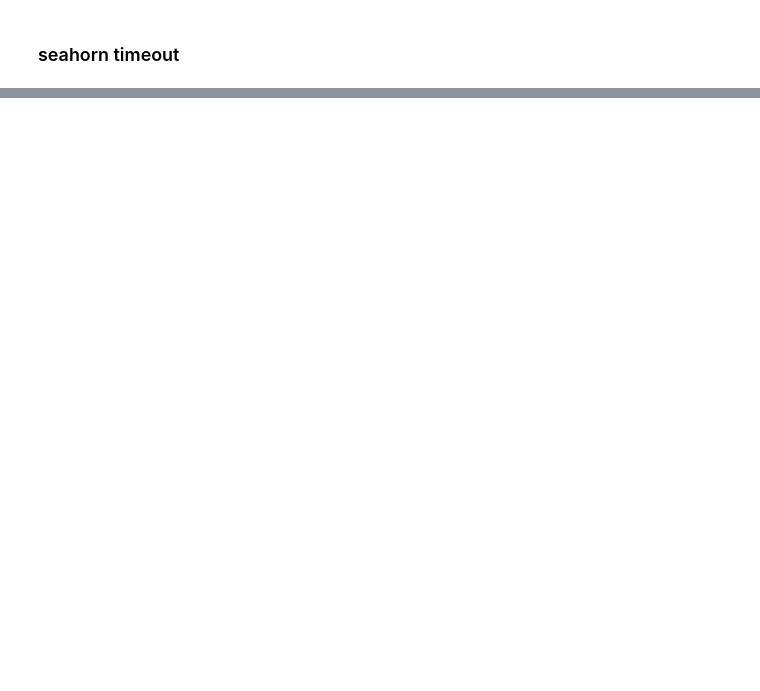
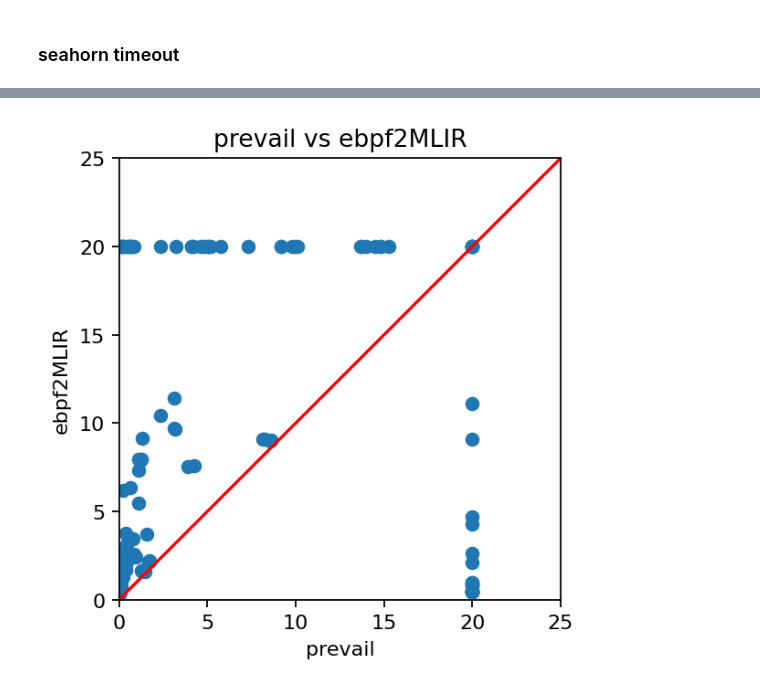
Before and after one commit to jetafese/btor2mlir-1, a Jupyter notebook: utils/ebpf/results/ebpf_results.ipynb, the cells around one changed output, grey strips where cells are left out. Drawn from its saved outputs; the diff is of its cells as text; code cells hidden in the pictures; blank space fills up the shorter version.

```diff
--- a/utils/ebpf/results/ebpf_results.ipynb
+++ b/utils/ebpf/results/ebpf_results.ipynb
@@ -198,0 +218,40 @@ timeouts[timeouts['result'].str.contains("timeout")]
+# %%
+import numpy as np
+
+def compare_values(columnA, columnB, df_A, df_B):
+    df_A[columnA] = pd.to_numeric(df_A[columnA], errors='coerce')
+    df_B[columnB] = pd.to_numeric(df_B[columnB], errors='coerce')
+    vals_A = df_A[['program', columnA]]
+    vals_B = df_B[['program', columnB]]
+    merged = vals_A.merge(vals_B, how='inner', on='program')
+    return merged
+
+def scatter_values(columnA, columnB, df_A, df_B, titleA, titleB, maxVal):
+    vals = compare_values(columnA, columnB, df_A, df_B)
+    xlabel = columnA
+    ylabel = columnB
+
+    xs = vals[xlabel]
+    ys = vals[ylabel]
+
+    min_val = min(0, min(xs), min(ys))
+    max_val = max(max(xs), max(ys), maxVal+5)
+    plt.xlim(min_val, max_val)
+    plt.ylim(min_val, max_val)
+
+    plt.scatter(xs, ys)
+    plt.gca().set_aspect('equal', adjustable='box')
+    plt.xlabel(titleA)
+    plt.ylabel(titleB)
+
+    mid_x = np.linspace(min_val, max_val, 2)
+    mid_y = mid_x
+    plt.plot(mid_x, mid_y, 'r-')
+    plt.title(f'{titleA} vs {titleB}')
+
+    plt.rcParams['figure.dpi'] = 160
+    plt.draw()
+# %%
+scatter_values('prevail_t', 'time', ref_results, current_results, "prevail", "ebpf2MLIR", TIMEOUTMAX)
+# %% [output]
+[figure, added]
```
Also changed, not shown: parts of 9 cells of this notebook, 1 other file.
